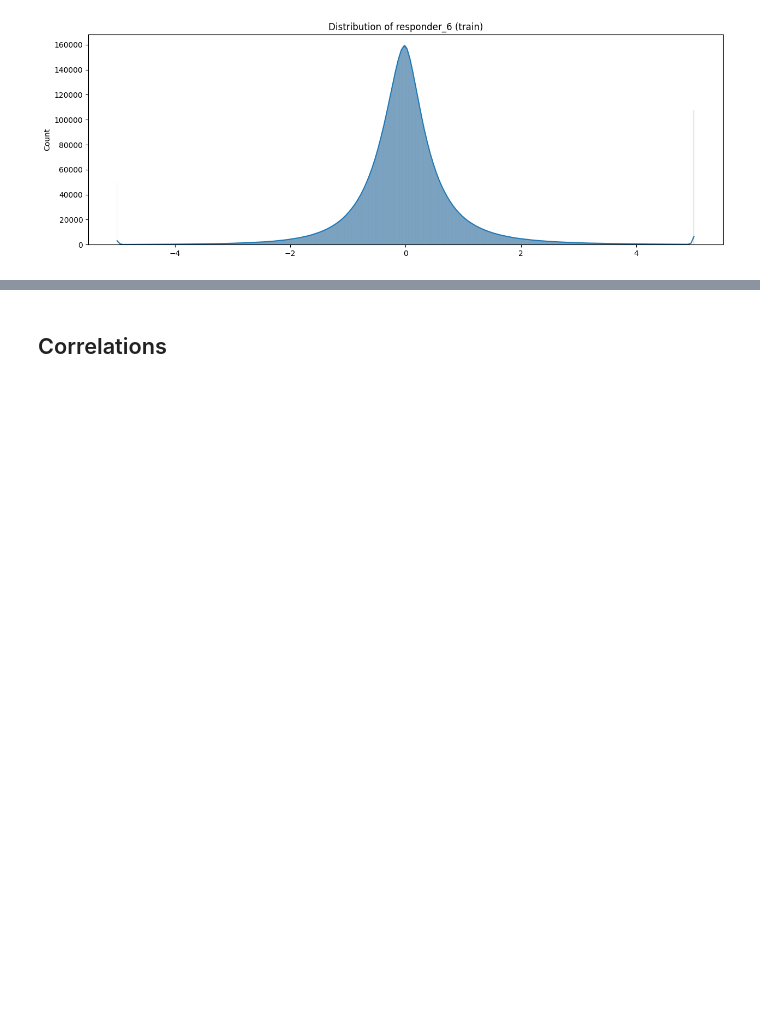
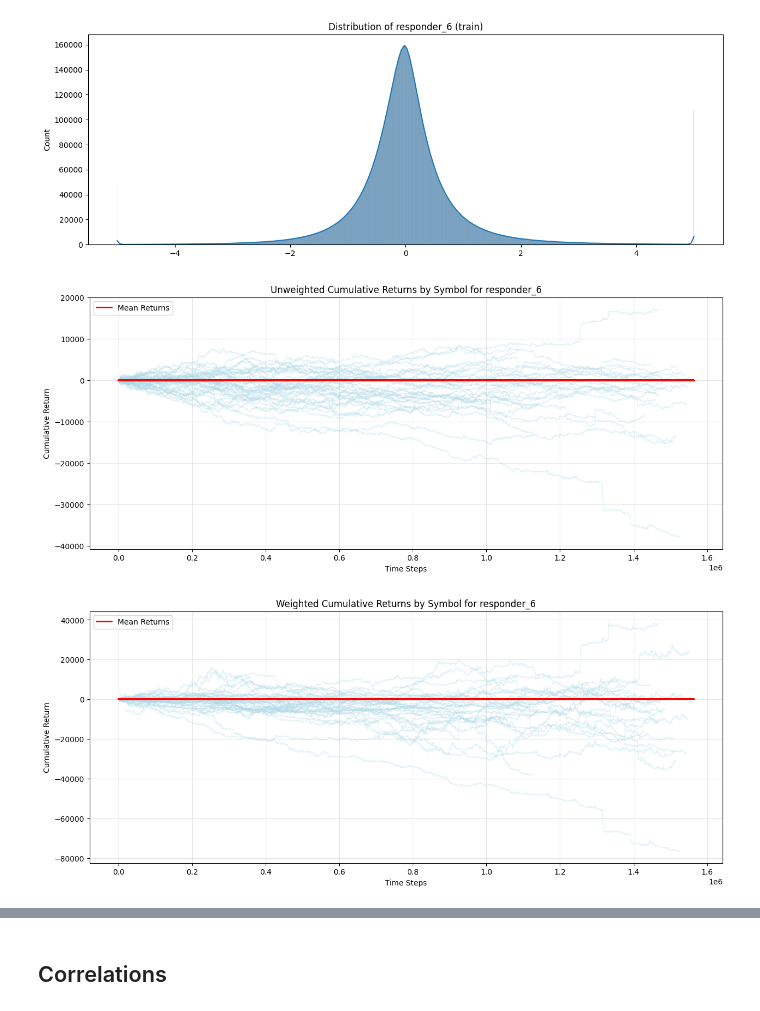
Before and after one commit to JacksonSprigg/JaneStreet-Kaggle, a Jupyter notebook: data_analysis/blah.ipynb, the cells around one changed output, grey strips where cells are left out. Drawn from its saved outputs; the diff is of its cells as text; code cells hidden in the pictures; blank space fills up the shorter version.

Commit message:
more training

```diff
--- a/data_analysis/blah.ipynb
+++ b/data_analysis/blah.ipynb
@@ -222,0 +340,6 @@ plt.show()
+# %%
+plot_cumulative_responder(train, 'responder_6', use_weights=False)
+plot_cumulative_responder(train, 'responder_6', use_weights=True)
+# %% [output]
+[figure, added]
+[figure, added]
```
Also changed, not shown: parts of 8 cells of this notebook, 6 other files.
